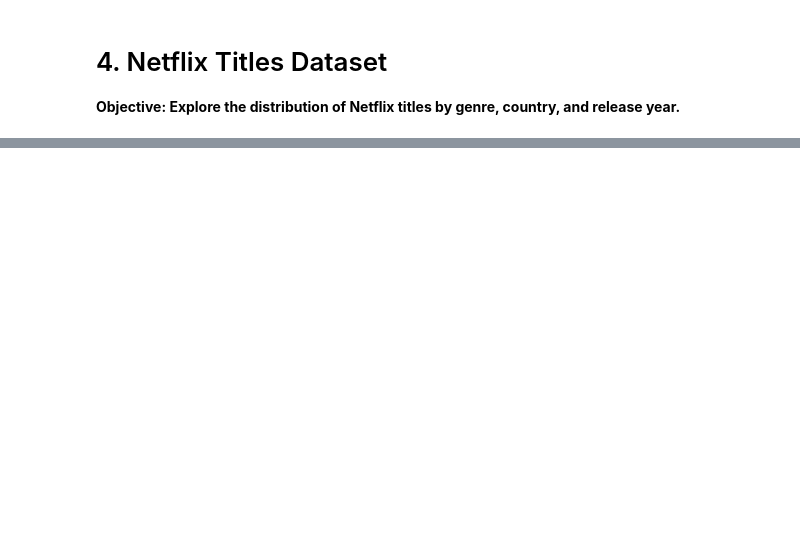
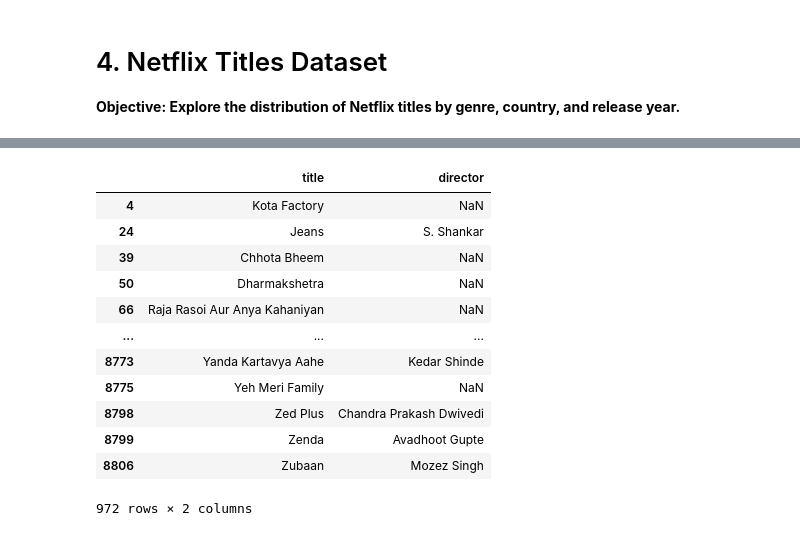
Before and after one commit to web-wizard-web/Pandas-Challanges, a Jupyter notebook: Easy/netflix.ipynb, the cells around one changed output, grey strips where cells are left out. Saved outputs shown, nothing was run; the diff lists cells and outputs as text; code cells hidden in the pictures; blank space fills up the shorter version.

```diff
--- a/Easy/netflix.ipynb
+++ b/Easy/netflix.ipynb
@@ -17,3 +17,21 @@ netflix.head()
 | 2 | s3 | TV Show | Ganglands | Julien Leclercq | Sami Bouajila, Tracy Gotoas, Samu... | NaN | September 24, 2021 | 2021 | TV-MA | 1 Season | ... |
 | 3 | s4 | TV Show | Jailbirds New Orleans | NaN | NaN | NaN | September 24, 2021 | 2021 | TV-MA | 1 Season | ... |
 | 4 | s5 | TV Show | Kota Factory | NaN | Mayur More, Jitendra Kumar, Ranja... | India | September 24, 2021 | 2021 | TV-MA | 2 Seasons | ... |
+# %%
+# Get the columns of series produces in India
+india = netflix[netflix["country"]=="India"][["title","director"]]
+india
+# %% [output]
+|  | title | director |
+| 4 | Kota Factory | NaN |
+| 24 | Jeans | S. Shankar |
+| 39 | Chhota Bheem | NaN |
+| 50 | Dharmakshetra | NaN |
+| 66 | Raja Rasoi Aur Anya Kahaniyan | NaN |
+| ... | ... | ... |
+| 8773 | Yanda Kartavya Aahe | Kedar Shinde |
+| 8775 | Yeh Meri Family | NaN |
+| 8798 | Zed Plus | Chandra Prakash Dwivedi |
+| 8799 | Zenda | Avadhoot Gupte |
+| 8806 | Zubaan | Mozez Singh |
+972 rows × 2 columns
```
Also changed, not shown: parts of 8 cells of this notebook, 1 other file.
